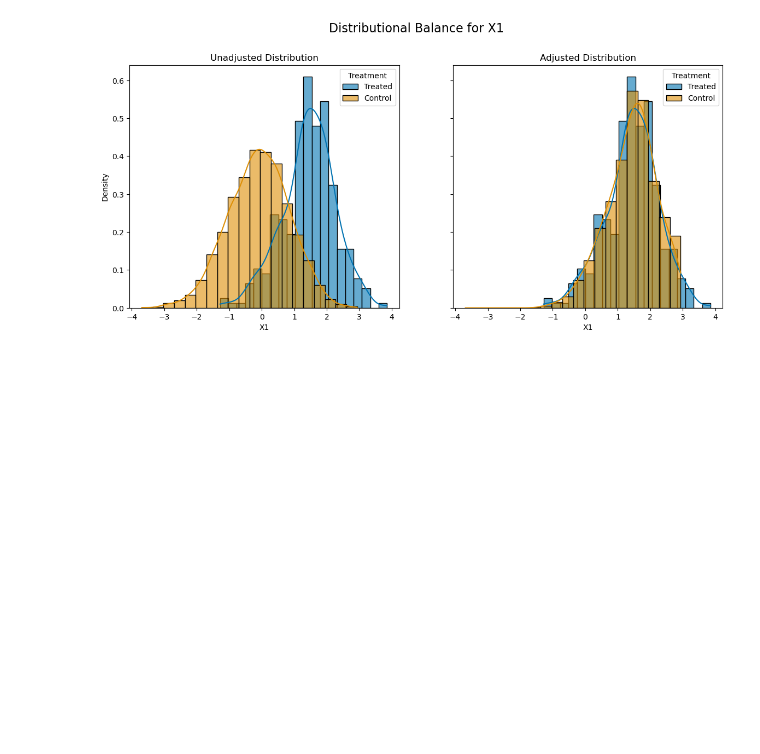
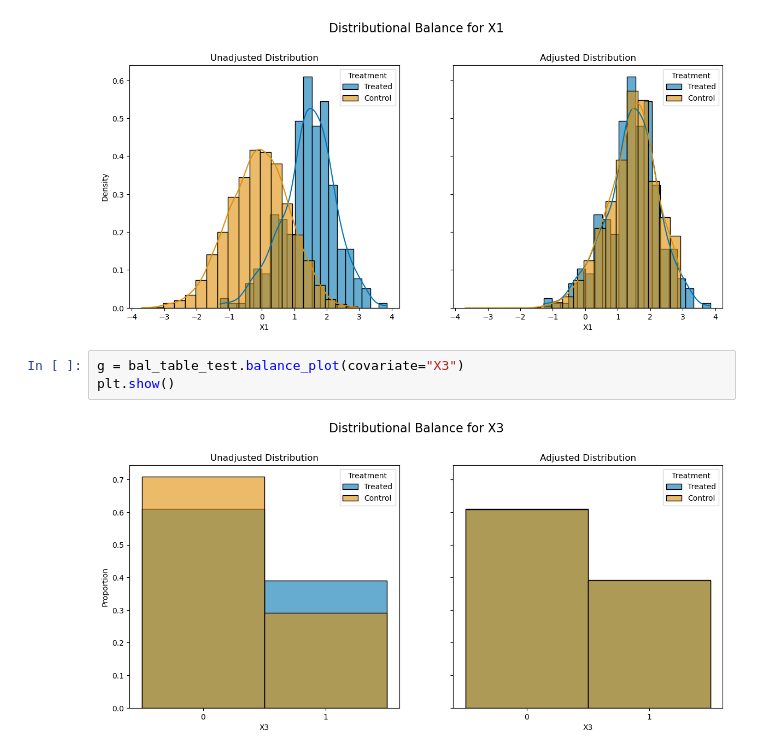
Before and after one commit to SvenKlaassen/cov-balance, a Jupyter notebook: cobalt_tests/python/unbalanced_dgp.ipynb, the cells around one changed output. Saved outputs shown, nothing was run; the diff lists cells and outputs as text; blank space fills up the shorter version.

```diff
--- a/cobalt_tests/python/unbalanced_dgp.ipynb
+++ b/cobalt_tests/python/unbalanced_dgp.ipynb
@@ -249,3 +249,8 @@ g = bal_table_test.balance_plot(covariate="X1")
 plt.show()
 # %% [output]
 [figure]
+# %%
+g = bal_table_test.balance_plot(covariate="X3")
+plt.show()
+# %% [output]
+[figure, added]
```
Also changed, not shown: 4 other files.
